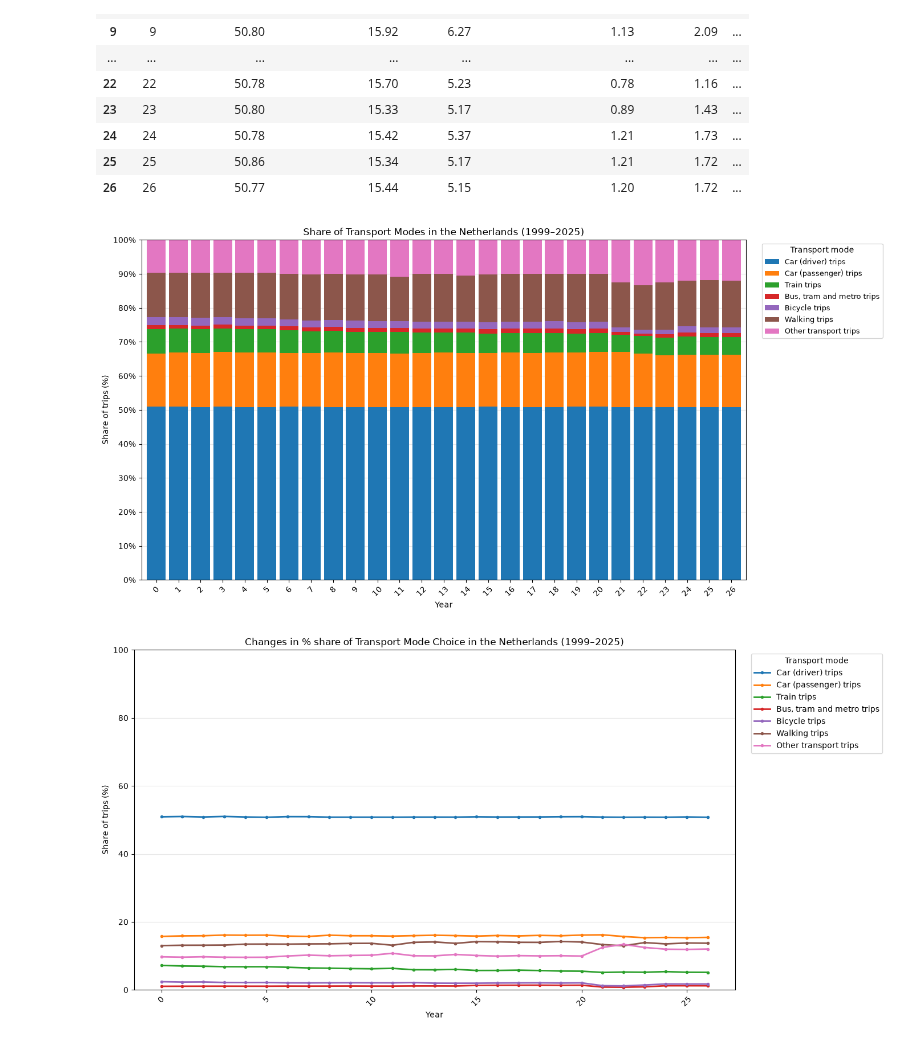
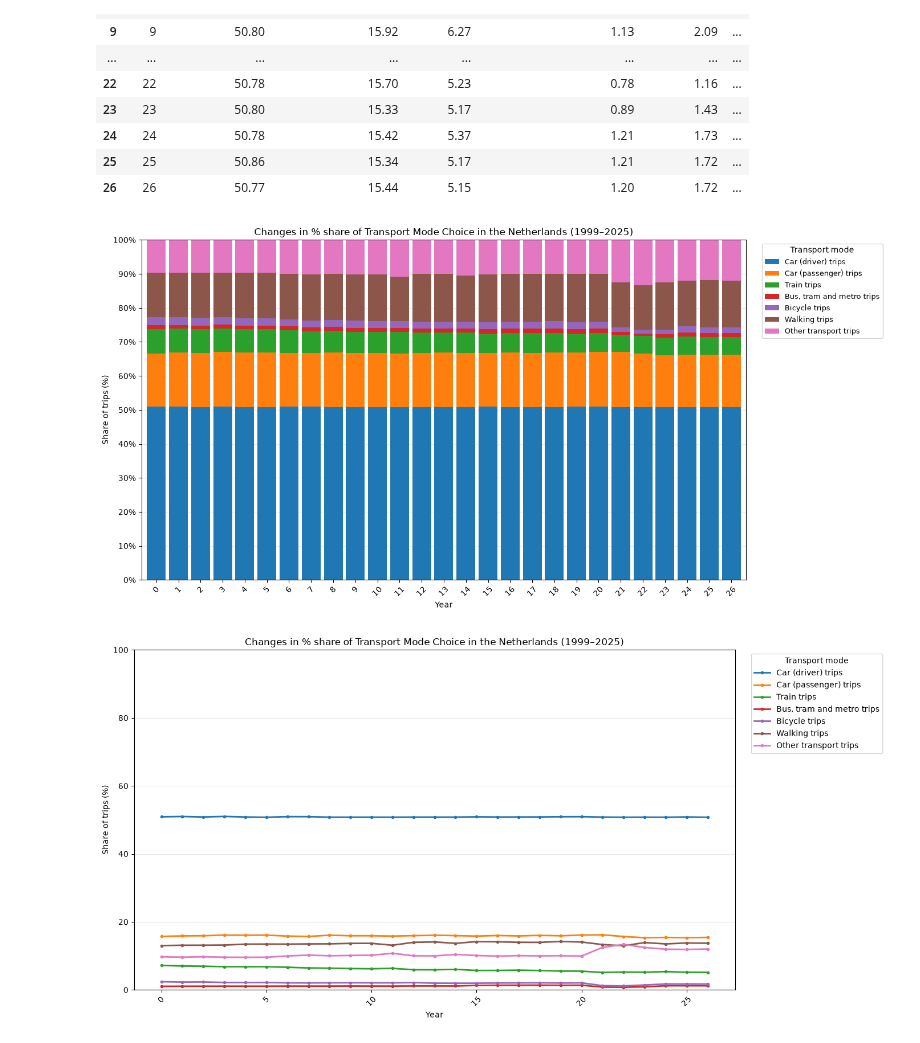
Before and after one commit to Meddevandeplas/TIL6022-group-6, a Jupyter notebook: Code/Subquestion1.ipynb, the cells around one changed output. Cells and saved outputs as stored; diff of their text form; code cells hidden in the pictures.

```diff
--- a/Code/Code Subquestion 1.ipynb
+++ b/Code/Subquestion1.ipynb
@@ -5,7 +5,7 @@ import numpy as np
 
 # Read the dataset
 df = pd.read_csv(
-    "Data_age_research/mobilieitstrend per rit, vervoerwijzen, reismotief, leeftijd en geslacht.csv",
+    "C:\\Users\\Medde\\OneDrive\\Documenten\\TIL Y1Q1\\TIL6022 TIL Python Programming\\TIL6022-group-6\\Data_age_research\\mobilieitstrend per rit, vervoerwijzen, reismotief, leeftijd en geslacht.csv",
     sep=";",
     skiprows=5,
     header=[0, 1, 2, 3],
@@ -103,33 +103,33 @@ display(shares)
 # Create a 100% stacked bar chart
 ax = shares.set_index("Year").plot(
     kind="bar",
     stacked=True,
     figsize=(14, 7),
     width=0.85
 )
 #set titles
 ax.set_xlabel("Year")
 ax.set_ylabel("Share of trips (%)")
-ax.set_title("Share of Transport Modes in the Netherlands (1999–2025)")
+ax.set_title("Changes in % share of Transport Mode Choice in the Netherlands (1999–2025)")
 
 # Set y-axis from 0% to 100%, in steps of 10%
 ax.set_ylim(0, 100)
 ax.set_yticks(np.arange(0, 101, 10))
 ax.set_yticklabels([f"{i}%" for i in range(0, 101, 10)])
 
 # Improve legend
 ax.legend(
     title="Transport mode",
     bbox_to_anchor=(1.02, 1),
     loc="upper left",
     fontsize=9
 )
 
 ax.grid(axis="y", alpha=0.3)
 ax.set_axisbelow(True)
 plt.xticks(rotation=45)
 plt.tight_layout()
 plt.show()
 # %% [output]
-[figure, old version]
+[figure, new version]
 # %%
```
Also changed, not shown: parts of 1 cell of this notebook.
